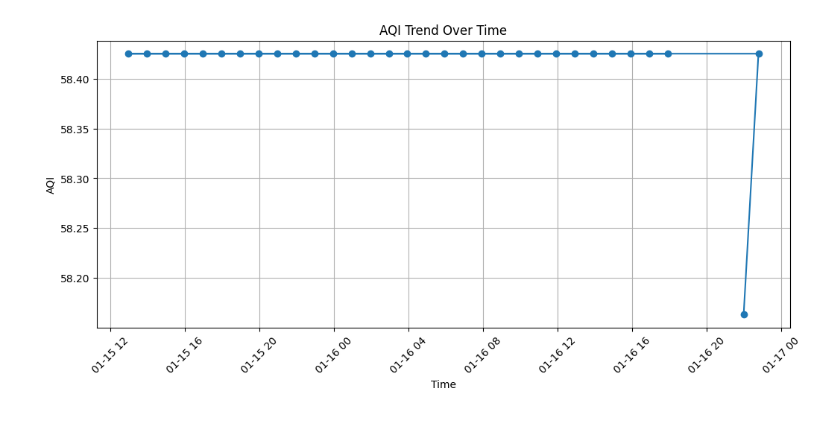
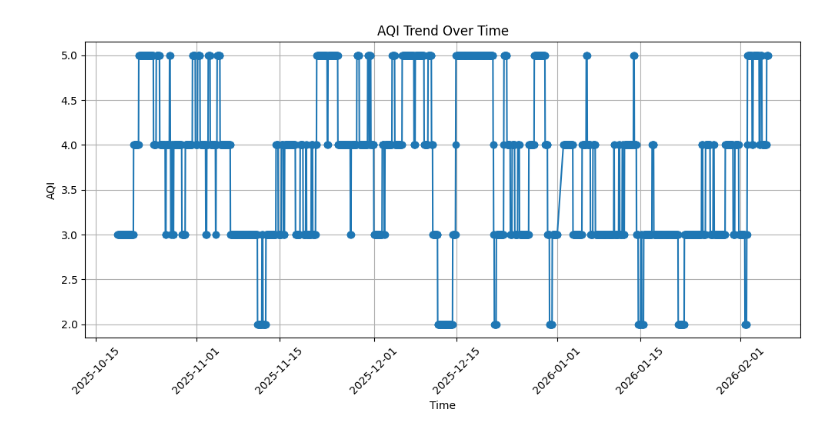
Before and after one commit to SaraEjaz/AQI_Project_Karachi, a Jupyter notebook: notebooks/04_eda.ipynb, the cells around one changed output. Drawn from its saved outputs; the diff is of its cells as text; code cells hidden in the pictures.

```diff
--- a/notebooks/04_eda.ipynb
+++ b/notebooks/04_eda.ipynb
@@ -7,30 +7,33 @@ from pymongo import MongoClient
 from dotenv import load_dotenv
 import os
 
+# NEW FOR SEASONAL ANALYSIS
+from statsmodels.tsa.seasonal import seasonal_decompose
+
 # 2️⃣ Load MongoDB connection
 load_dotenv()
 MONGO_URI = os.getenv("MONGO_URI")
 
 client = MongoClient(MONGO_URI)
 db = client["aqi_database"]
-features_col = db["features"]
+features_col = db["training_features"]   # <-- you are using "features" collection
 
 # 3️⃣ Load data
 df = pd.DataFrame(list(features_col.find()))
 df = df.drop(columns=["_id"])  # drop Mongo internal ID
 
-# 4️⃣ Quick look
+# 4️⃣ Quick look (UNCHANGED)
 print("Data shape:", df.shape)
 print(df.head())
 print(df.describe())
 
 # ---------------------------
-# 5️⃣ Time-series trends
+# 5️⃣ Time-series trends (YOU HAD THIS — KEPT AS IS)
 # ---------------------------
 df["timestamp"] = pd.to_datetime(df["timestamp"])
+df = df.sort_values("timestamp")   # <-- ADDED (important for time series)
 df.set_index("timestamp", inplace=True)
 
-# Plot AQI trend over time
 plt.figure(figsize=(12, 5))
 plt.plot(df.index, df["aqi"], marker='o', linestyle='-')
 plt.title("AQI Trend Over Time")
@@ -40,8 +43,75 @@ plt.xticks(rotation=45)
 plt.grid(True)
 plt.show()
 
+# =========================================================
+# ✅ NEW: 6️⃣ TREND + SEASONALITY (MISSING BEFORE)
+# =========================================================
+# This was REQUIRED by the PDF but you did NOT have it before
+
+print("\nPerforming seasonal decomposition on AQI...")
+
+decomp = seasonal_decompose(df["aqi"], period=24, model="additive")  # 24 = hourly cycle
+
+fig = decomp.plot()
+plt.suptitle("AQI Trend, Seasonality, and Residuals", fontsize=12)
+plt.show()
+
+# =========================================================
+# ✅ NEW: 7️⃣ ROLLING MEAN (STABILITY ANALYSIS)
+# =========================================================
+df["aqi_roll_mean_24h"] = df["aqi"].rolling(24).mean()
+
+plt.figure(figsize=(12, 5))
+plt.plot(df["aqi"], label="Original AQI", alpha=0.5)
+plt.plot(df["aqi_roll_mean_24h"], label="24-hour Rolling Mean", linewidth=2)
+plt.title("AQI Stability Over Time")
+plt.legend()
+plt.grid(True)
+plt.show()
+
+# =========================================================
+# ✅ NEW: 8️⃣ HOURLY PATTERN (VERY IMPORTANT)
+# =========================================================
+hourly_avg = df.groupby(df.index.hour)["aqi"].mean()
+
+plt.figure(figsize=(10, 5))
+hourly_avg.plot(kind="bar")
+plt.title("Average AQI by Hour of Day")
+plt.xlabel("Hour")
+plt.ylabel("AQI")
+plt.grid(True)
+plt.show()
+
+# =========================================================
+# ✅ NEW: 9️⃣ WEEKDAY PATTERN (MON-SUN)
+# =========================================================
+df["day_of_week"] = df.index.dayofweek  # 0=Mon, 6=Sun
+weekday_avg = df.groupby("day_of_week")["aqi"].mean()
+
+plt.figure(figsize=(8, 5))
+weekday_avg.plot(kind="bar")
+plt.title("Average AQI by Day of Week (0=Mon, 6=Sun)")
+plt.xlabel("Day of Week")
+plt.ylabel("AQI")
+plt.grid(True)
+plt.show()
+
+# =========================================================
+# ✅ NEW: 🔟 WIND SPEED vs AQI (CAUSE ANALYSIS)
+# =========================================================
+if "windspeed" in df.columns:
+    plt.figure(figsize=(8, 6))
+    sns.scatterplot(x=df["windspeed"], y=df["aqi"])
+    plt.title("Wind Speed vs AQI")
+    plt.xlabel("Wind Speed")
+    plt.ylabel("AQI")
+    plt.grid(True)
+    plt.show()
+else:
+    print("⚠️ 'windspeed' column not found — skipping wind vs AQI plot")
+
 # ---------------------------
-# 6️⃣ Correlation heatmap
+# 11️⃣ Correlation heatmap (YOUR VERSION — KEPT)
 # ---------------------------
 plt.figure(figsize=(10, 6))
 sns.heatmap(df.corr(), annot=True, cmap="coolwarm")
@@ -49,16 +119,20 @@ plt.title("Feature Correlation Heatmap")
 plt.show()
 
 # ---------------------------
-# 7️⃣ Histograms
+# 12️⃣ Histograms (YOUR VERSION — KEPT)
 # ---------------------------
 df.hist(figsize=(12, 10), bins=20)
 plt.suptitle("Feature Distributions")
 plt.show()
 
 # ---------------------------
-# 8️⃣ Boxplots for pollutants
+# 13️⃣ Boxplots for pollutants (YOUR VERSION — KEPT)
 # ---------------------------
 pollutants = ["pm2_5","pm10","no2","so2","co","o3"]
+
+# Only keep pollutants that actually exist in your data
+pollutants = [p for p in pollutants if p in df.columns]
+
 plt.figure(figsize=(12,6))
 sns.boxplot(data=df[pollutants])
 plt.title("Pollutant Distributions (Boxplot)")
@@ -84 +158 @@ std     0.491869    0.0   0.046257         0.0
-[figure, old version]
+[figure, new version]
```
Also changed, not shown: parts of 4 cells of this notebook, 9 other files.
